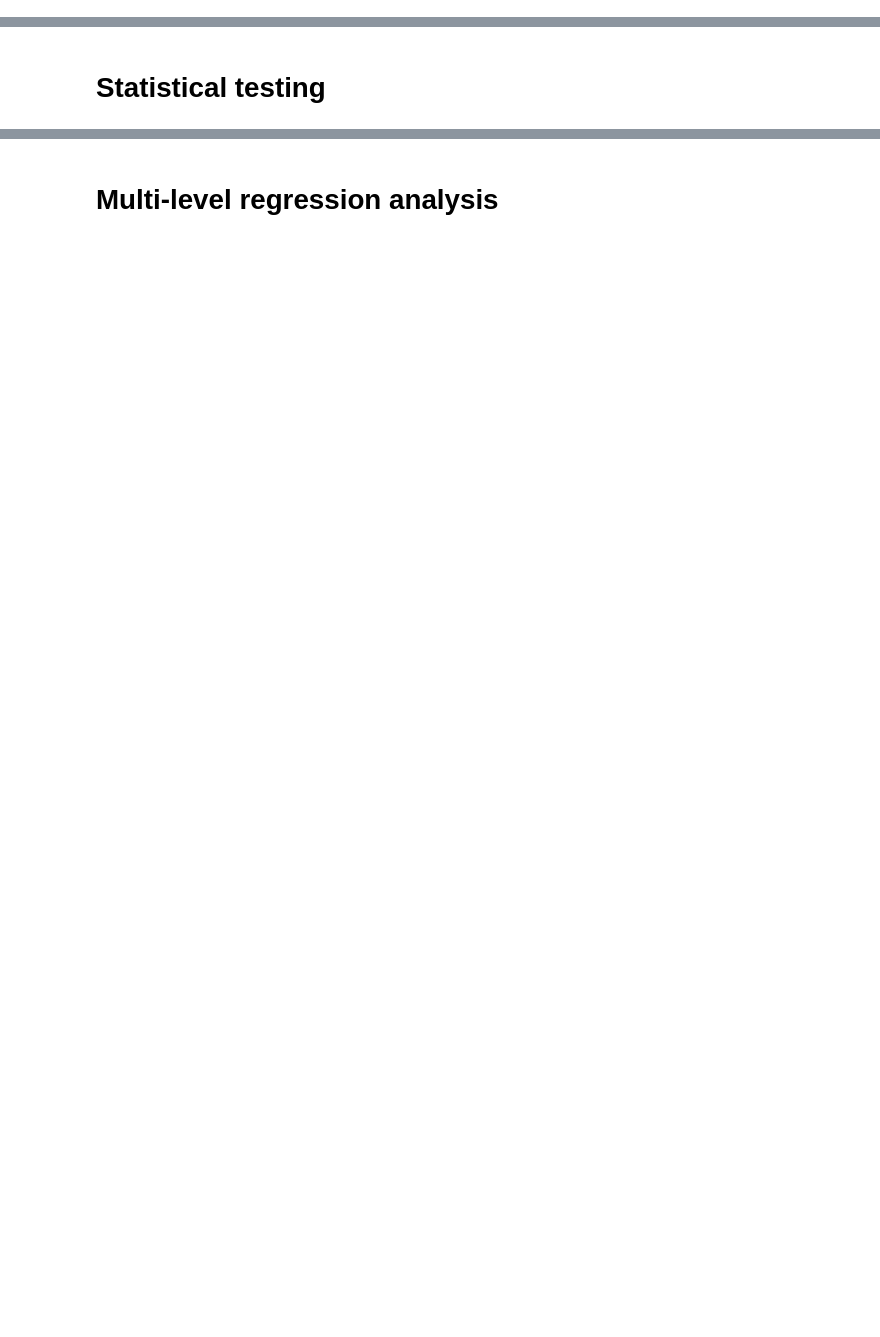
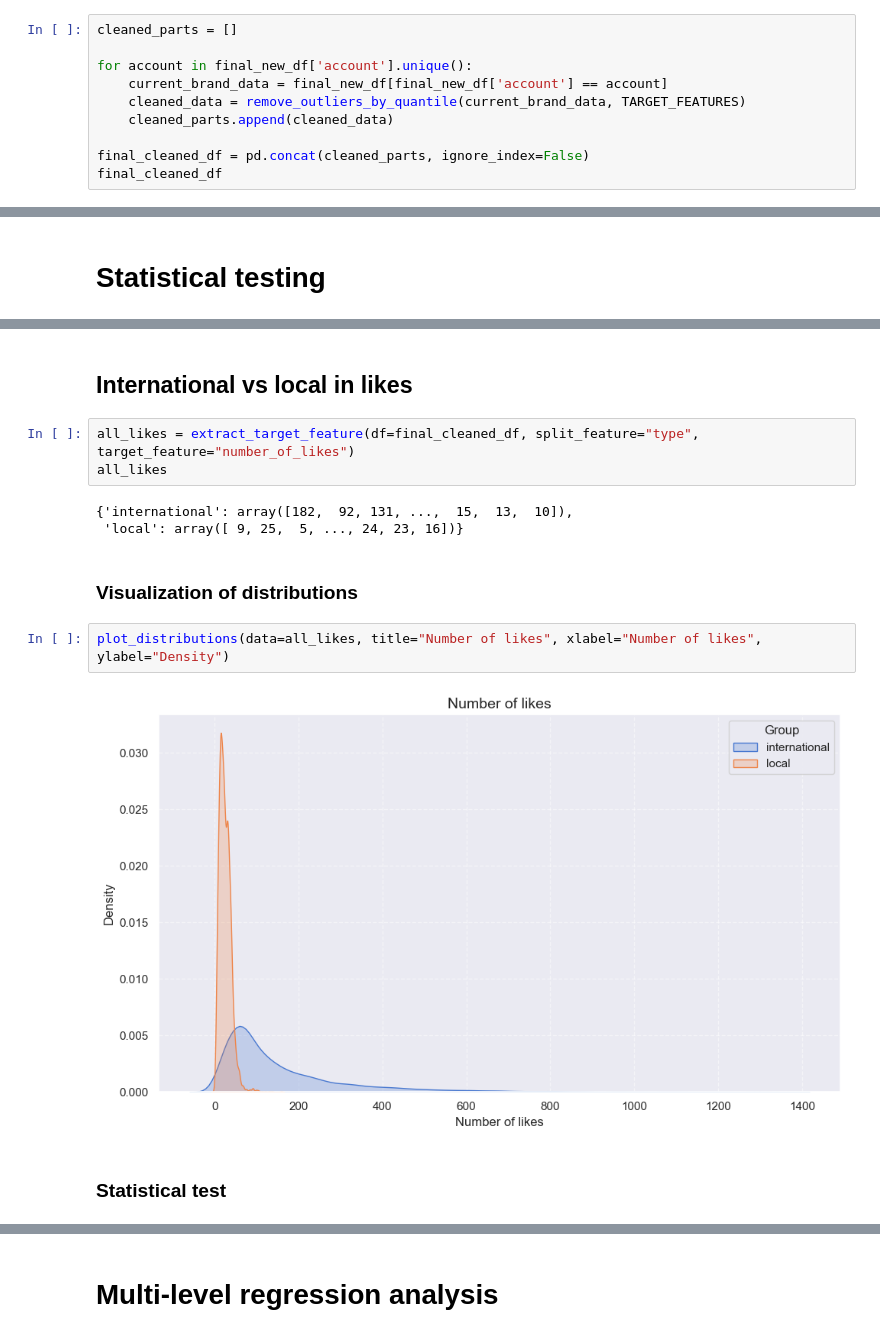
Before and after one commit to semwett0301/dms-hypothesis-testing, a Jupyter notebook: final_analysis.ipynb, the cells around one changed output, grey strips where cells are left out. Saved outputs shown, nothing was run; the diff lists cells and outputs as text; blank space fills up the shorter version.

Commit message:
feat: added most part of the tests

```diff
--- a/final_analysis.ipynb
+++ b/final_analysis.ipynb
@@ -1031,0 +1383,10 @@ final_new_df
+# %%
+cleaned_parts = []
+
+for account in final_new_df['account'].unique():
+    current_brand_data = final_new_df[final_new_df['account'] == account]
+    cleaned_data = remove_outliers_by_quantile(current_brand_data, TARGET_FEATURES)
+    cleaned_parts.append(cleaned_data)
+
+final_cleaned_df = pd.concat(cleaned_parts, ignore_index=False)
+final_cleaned_df
@@ -1033,0 +1433,16 @@ final_new_df
+# %% [markdown]
+## International vs local in likes
+# %%
+all_likes = extract_target_feature(df=final_cleaned_df, split_feature="type", target_feature="number_of_likes")
+all_likes
+# %% [output]
+{'international': array([182,  92, 131, ...,  15,  13,  10]),
+ 'local': array([ 9, 25,  5, ..., 24, 23, 16])}
+# %% [markdown]
+### Visualization of distributions
+# %%
+plot_distributions(data=all_likes, title="Number of likes", xlabel="Number of likes", ylabel="Density")
+# %% [output]
+[figure, added]
+# %% [markdown]
+### Statistical test
```
Also changed, not shown: parts of 162 cells of this notebook, 5 other files.
